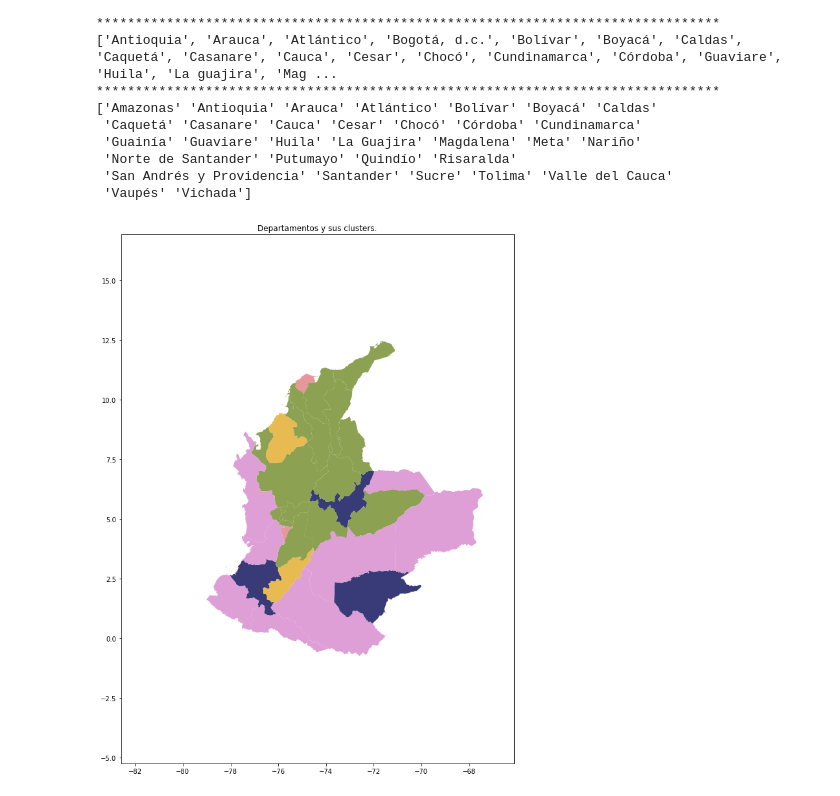
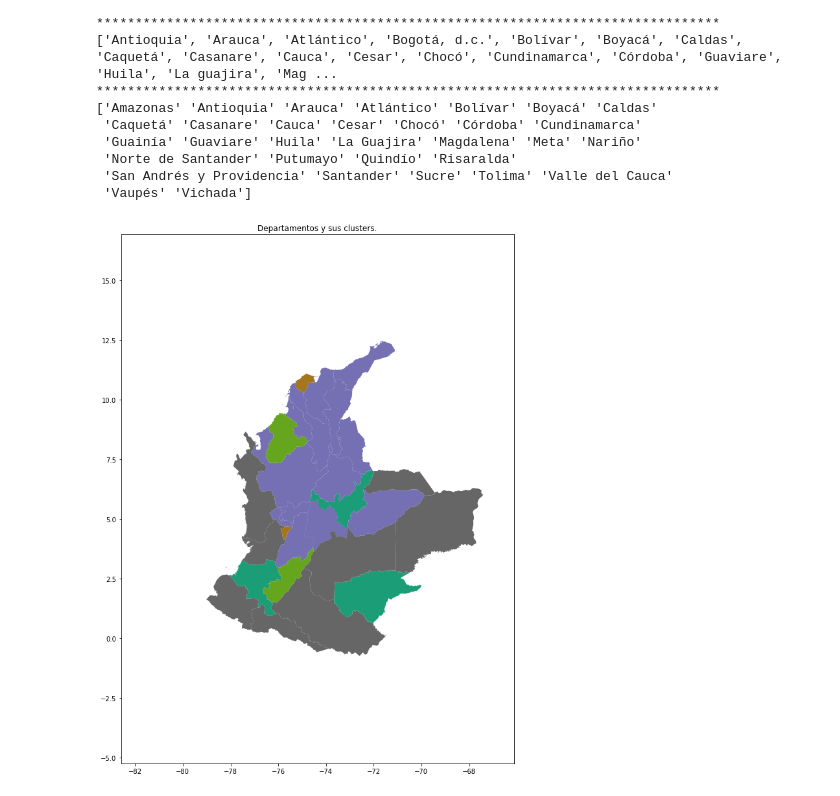
Before and after one commit to Meme-Science/DS-Project, a Jupyter notebook: Clustering/time_series_clustering.ipynb, the cells around one changed output. Saved outputs shown, nothing was run; the diff lists cells and outputs as text; code cells hidden in the pictures.

Commit message:
Update clusters - map

```diff
--- a/Clustering/time_series_clustering.ipynb
+++ b/Clustering/time_series_clustering.ipynb
@@ -416,7 +417,7 @@ depto_cluster_df.drop_duplicates()
 
 colombia = colombia.merge(depto_cluster_df, left_on=['NAME_1'], right_on=['NAME_1'], how='left')
 # %%
-colombia.plot(column='cluster', cmap='tab20b', figsize=(18,15));
+colombia.plot(column='cluster', cmap='Dark2', figsize=(18,15));
 plt.title('Departamentos y sus clusters.');
 # %% [output]
-[figure, old version]
+[figure, new version]
```
Also changed, not shown: parts of 3 cells of this notebook.
